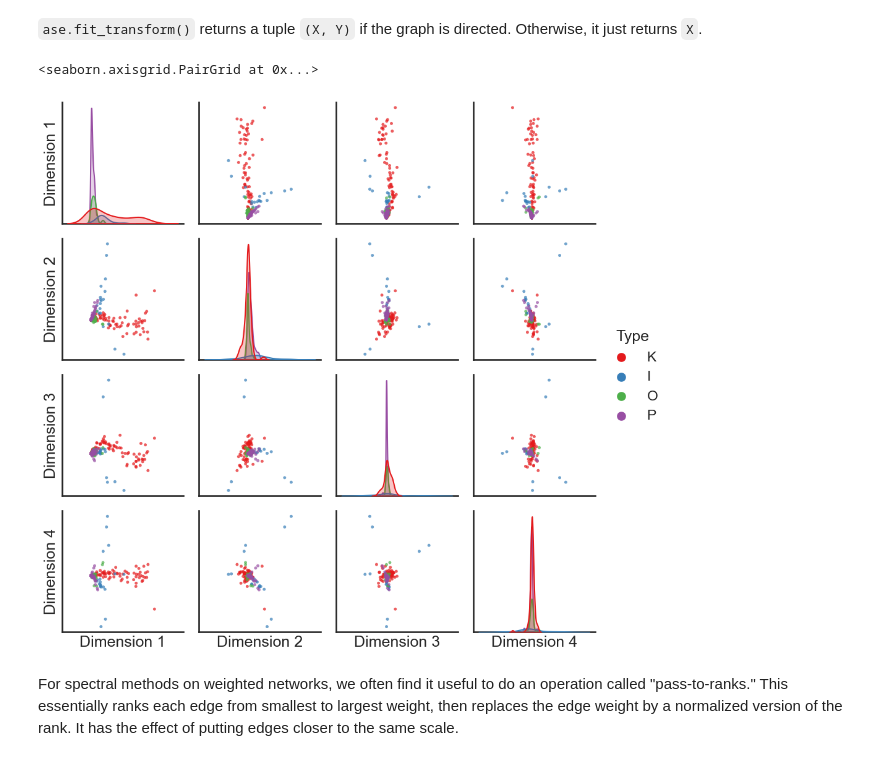
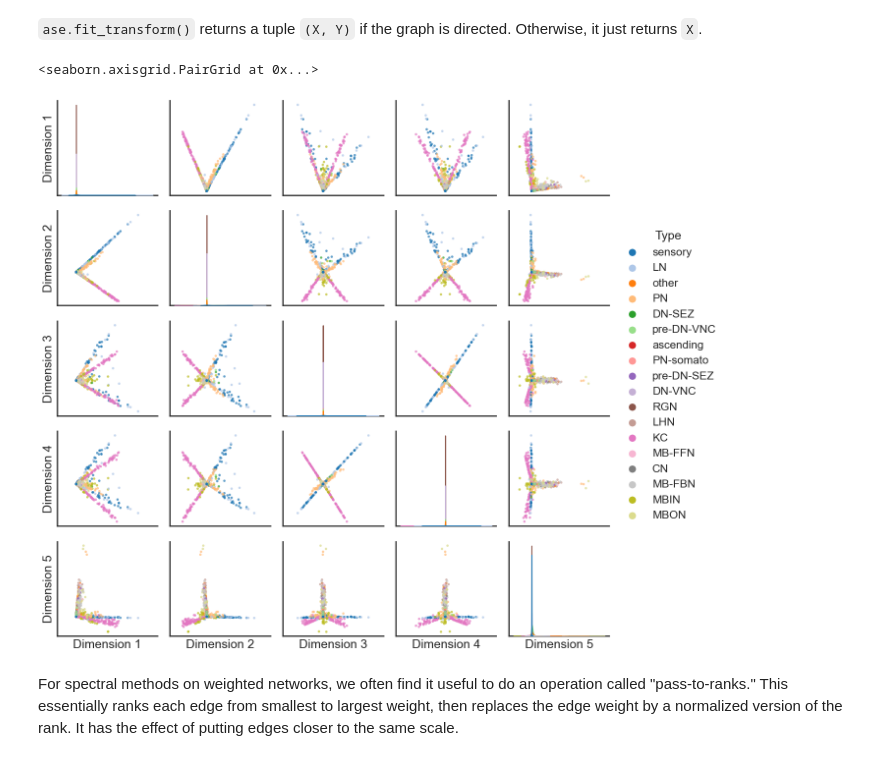
Before and after one commit to neurodata/graspologic-demo, a Jupyter notebook: demo.ipynb, the cells around one changed output. Cells and saved outputs as stored; diff of their text form; code cells hidden in the pictures.

```diff
--- a/demo.ipynb
+++ b/demo.ipynb
@@ -36,0 +66,6 @@ A, labels = load_drosophila_right(return_labels=True)
+# %%
+nodes = pd.read_csv(
+    "https://raw.githubusercontent.com/neurodata/neuropull/main/data/maggot_brain/nodes.csv.gz",
+    index_col=0,
+)
+nodes[["side", "pair"]]
@@ -36,0 +87,14 @@ A, labels = load_drosophila_right(return_labels=True)
+# %%
+def edges_to_adjacency(edges, index):
+    adjacency = (
+        pd.crosstab(edges["source"], edges["target"], edges["weight"], aggfunc="sum")
+        .reindex(index=index, columns=index)
+        .fillna(0)
+    )
+    adjacency.index.name = "source"
+    adjacency.columns.name = "target"
+    return adjacency
+
+
+adjacency = edges_to_adjacency(edges, nodes.index).values
+adjacency
@@ -59,17 +138,25 @@ from graspologic.embed import AdjacencySpectralEmbed
 
 ase = AdjacencySpectralEmbed()
 
-X, Y = ase.fit_transform(A)
+X, Y = ase.fit_transform(adjacency)
+# %%
+from graspologic.utils import largest_connected_component
+
+adjacency_lcc, lcc_indices = largest_connected_component(adjacency, return_inds=True)
+nodes_lcc = nodes.iloc[lcc_indices]
+
+X, Y = ase.fit_transform(adjacency_lcc)
 # %% [markdown]
 `ase.fit_transform()` returns a tuple `(X, Y)` if the graph is directed. Otherwise, it
 just returns `X`.
 # %%
 from graspologic.plot import pairplot
 
-pairplot(X, labels=labels)
+labels = nodes_lcc["super_class"].values
+pairplot(X, labels=labels, palette="tab20")
 # %% [output]
 <seaborn.axisgrid.PairGrid at 0x...>
-[figure, old version]
+[figure, new version]
 # %% [markdown]
 For spectral methods on weighted networks, we often find it useful to do an operation
 called "pass-to-ranks." This essentially ranks each edge from smallest to largest weight,
```
Also changed, not shown: parts of 14 cells of this notebook.
